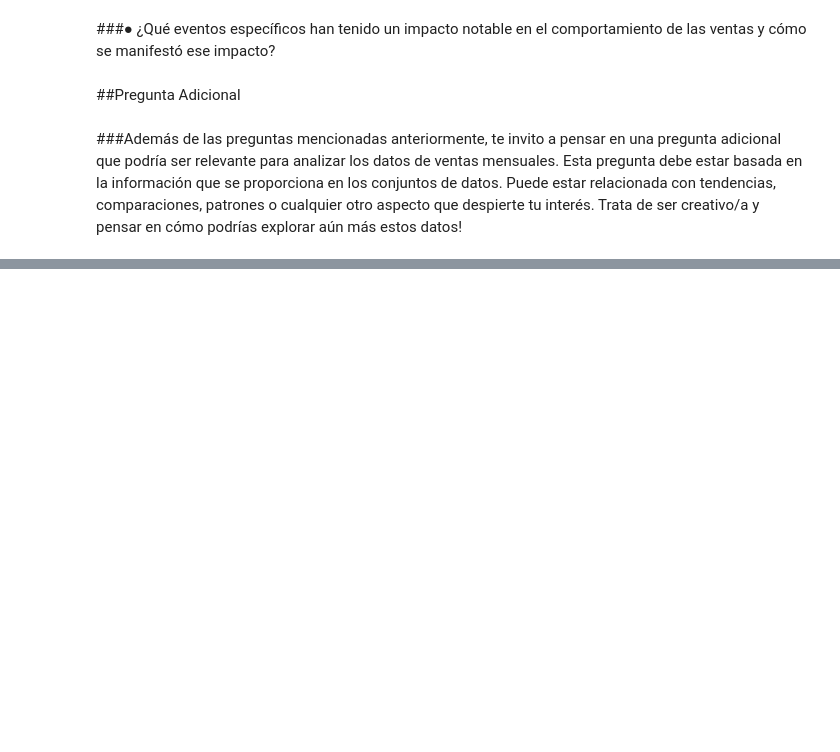
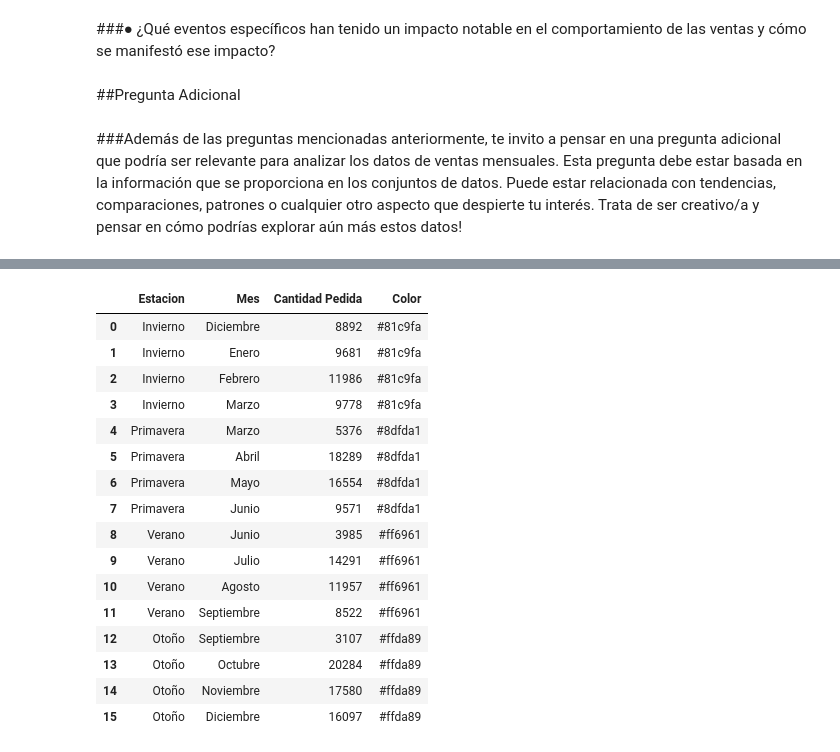
Before and after one commit to Auusi/ProyectoBigData1, a Jupyter notebook: proyect.ipynb, the cells around one changed output, grey strips where cells are left out. Cells and saved outputs as stored; diff of their text form; code cells hidden in the pictures; blank space fills up the shorter version.

```diff
--- a/proyect.ipynb
+++ b/proyect.ipynb
@@ -140,7 +140,21 @@ Horas = list(range(24))
 # Creo el objeto figura
 fig = go.Figure()
 
-for mes in meses:
+colores = [
+    'rgb(135, 206, 235)',  # ENERO
+    'rgb(70, 130, 180)',   # FEBRERO
+    'rgb(173, 216, 230)',  # MARZO
+    'rgb(152, 251, 152)',  # ABRIL
+    'rgb(144, 238, 144)',  # MAYO
+    'rgb(173, 255, 47)',    # JUNIO
+    'rgb(255, 223, 186)',  # JULIO
+    'rgb(255, 215, 0)',  # AGOSTO
+    'rgb(255, 192, 203)',  # SEPTIEMBRE
+    'rgb(244, 164, 96)',  # OCTUBRE
+    'rgb(210, 180, 140)',  # NOVIEMBRE
+    'rgb(188, 143, 143)'  #DICIEMBRE
+]
+for mes, color in zip(meses, colores):
     dataframe_mes = dataframes[mes]
     dataframe_mes = extraer_datos(dataframe_mes)  # Reemplaza esto con el procesamiento que necesites
     Ventas_por_hora = dataframe_mes.groupby('Hora')['Cantidad Pedida'].count()
@@ -153,7 +167,7 @@ for mes in meses:
         y=Ventas_por_hora,
         mode='lines',
         name=mes,
-        line=dict(width=2,shape='spline'),
+        line=dict(width=2,shape='spline',color=color),
     ))
 
 # Configuro los ejes y los títulos
@@ -170,13 +184,15 @@ fig.show()
 # %% [markdown]
 ###● ¿Cómo cambian los patrones de ventas por hora a lo largo del año?
 # %%
-Horas = list(range(24))
+
+# Lista de colores pasteles más oscuros
+colores = ["rgb(219, 112, 147)", "rgb(70, 130, 180)", "rgb(244, 164, 96)"]
 
 # Creo el objeto figura
 fig = go.Figure()
 horas_analizadas = [19, 12, 16]
 
-for hora in horas_analizadas:
+for i, hora in enumerate(horas_analizadas):
     total_productos_vendidos = []
 
     for mes in meses:
@@ -194,7 +210,7 @@ for hora in horas_analizadas:
         y=total_productos_vendidos,
         mode='lines',
         name=f'{hora} horas',
-        line=dict(width=2, shape='spline'),
+        line=dict(width=2, shape='spline', color=colores[i]),  # Asignar el color pastel oscuro correspondiente
     ))
 
 # Configuro los ejes y los títulos
@@ -716,3 +887,27 @@ fig.update_coloraxes(showscale=False)
 fig.show()
 # %% [output]
 [interactive output not drawn]
+# %%
+#Lamentablemente el grafico SunBurst ordena los datos segun el parametro "Values", lo que hizo que los datos se ordenen en funcion de la "Cantidad Pedida",
+#Nos hubiese gustado ordenarlo por Estaciones y luego adentro de cada estacion ordenarlo por Mes, ya que hay meses que comparten dos estaciones y con esta visualizacion no se interpreta
+#de la mejor manera
+#en la siguiente tabla estan los datos formateados en el orden que queriamos ordenarlos:
+estaciones_meses_totales
+# %% [output]
+|  | Estacion | Mes | Cantidad Pedida | Color |
+| 0 | Invierno | Diciembre | 8892 | #81c9fa |
+| 1 | Invierno | Enero | 9681 | #81c9fa |
+| 2 | Invierno | Febrero | 11986 | #81c9fa |
+| 3 | Invierno | Marzo | 9778 | #81c9fa |
+| 4 | Primavera | Marzo | 5376 | #8dfda1 |
+| 5 | Primavera | Abril | 18289 | #8dfda1 |
+| 6 | Primavera | Mayo | 16554 | #8dfda1 |
+| 7 | Primavera | Junio | 9571 | #8dfda1 |
+| 8 | Verano | Junio | 3985 | #ff6961 |
+| 9 | Verano | Julio | 14291 | #ff6961 |
+| 10 | Verano | Agosto | 11957 | #ff6961 |
+| 11 | Verano | Septiembre | 8522 | #ff6961 |
+| 12 | Otoño | Septiembre | 3107 | #ffda89 |
+| 13 | Otoño | Octubre | 20284 | #ffda89 |
+| 14 | Otoño | Noviembre | 17580 | #ffda89 |
+| 15 | Otoño | Diciembre | 16097 | #ffda89 |
```
Also changed, not shown: parts of 14 cells of this notebook.
